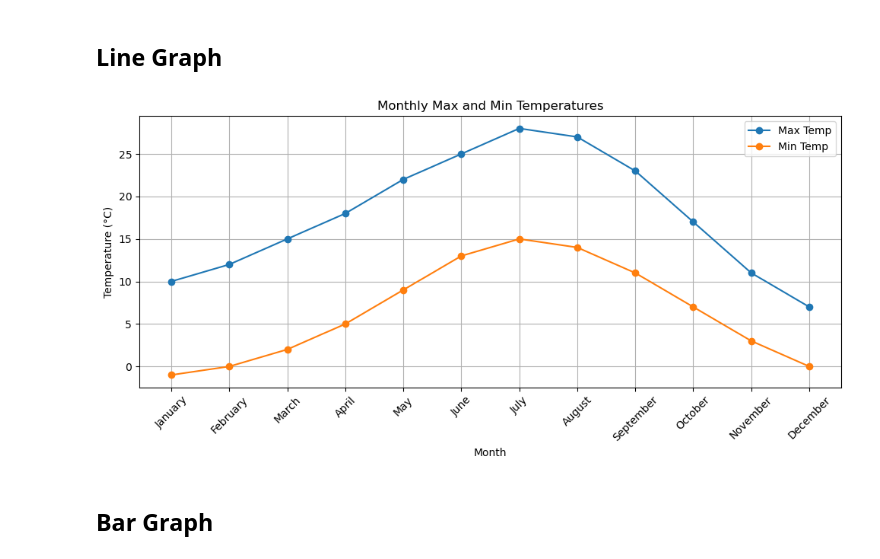
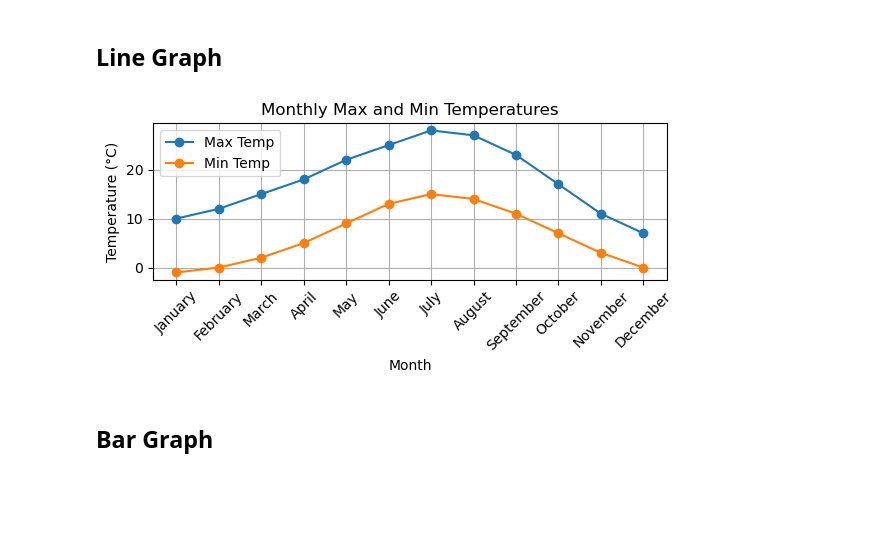
Before and after one commit to yroosel/python_essentials, a Jupyter notebook: Interactive Multimedia Reporting.ipynb, the cells around one changed output. Saved outputs shown, nothing was run; the diff lists cells and outputs as text; code cells hidden in the pictures; blank space fills up the shorter version.

```diff
--- a/Interactive Multimedia Reporting.ipynb
+++ b/Interactive Multimedia Reporting.ipynb
@@ -66,19 +68,20 @@ df.head()
 # %%
 # Run previous cell first
 # LINE GRAPH: Max and Min Temperatures per Month
-plt.figure(figsize=(10, 5))
+# plt.figure(figsize=(10, 5))
+plt.figure(figsize=(6, 3))
 plt.plot(df['Month'], df['Max Temp'], marker='o', label='Max Temp')
 plt.plot(df['Month'], df['Min Temp'], marker='o', label='Min Temp')
 plt.title('Monthly Max and Min Temperatures')
 plt.xlabel('Month')
 plt.ylabel('Temperature (°C)')
 plt.legend()
 plt.grid(True)
 plt.xticks(rotation=45)
 plt.tight_layout()
 plt.show()
 # %% [output]
-[figure, old version]
+[figure, new version]
 # %% [markdown]
 ## Bar Graph
 # %%
```
Also changed, not shown: parts of 5 cells of this notebook, 3 other files.
